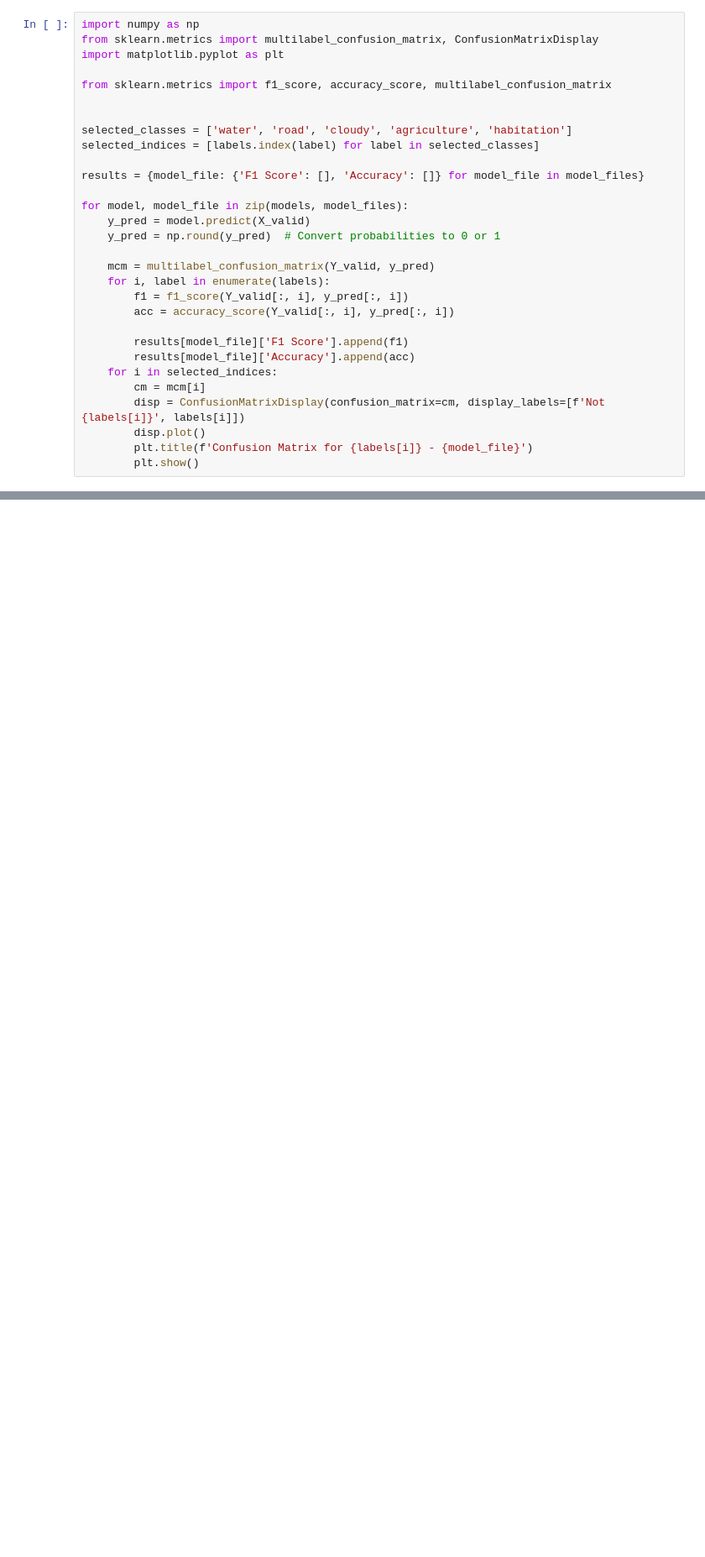
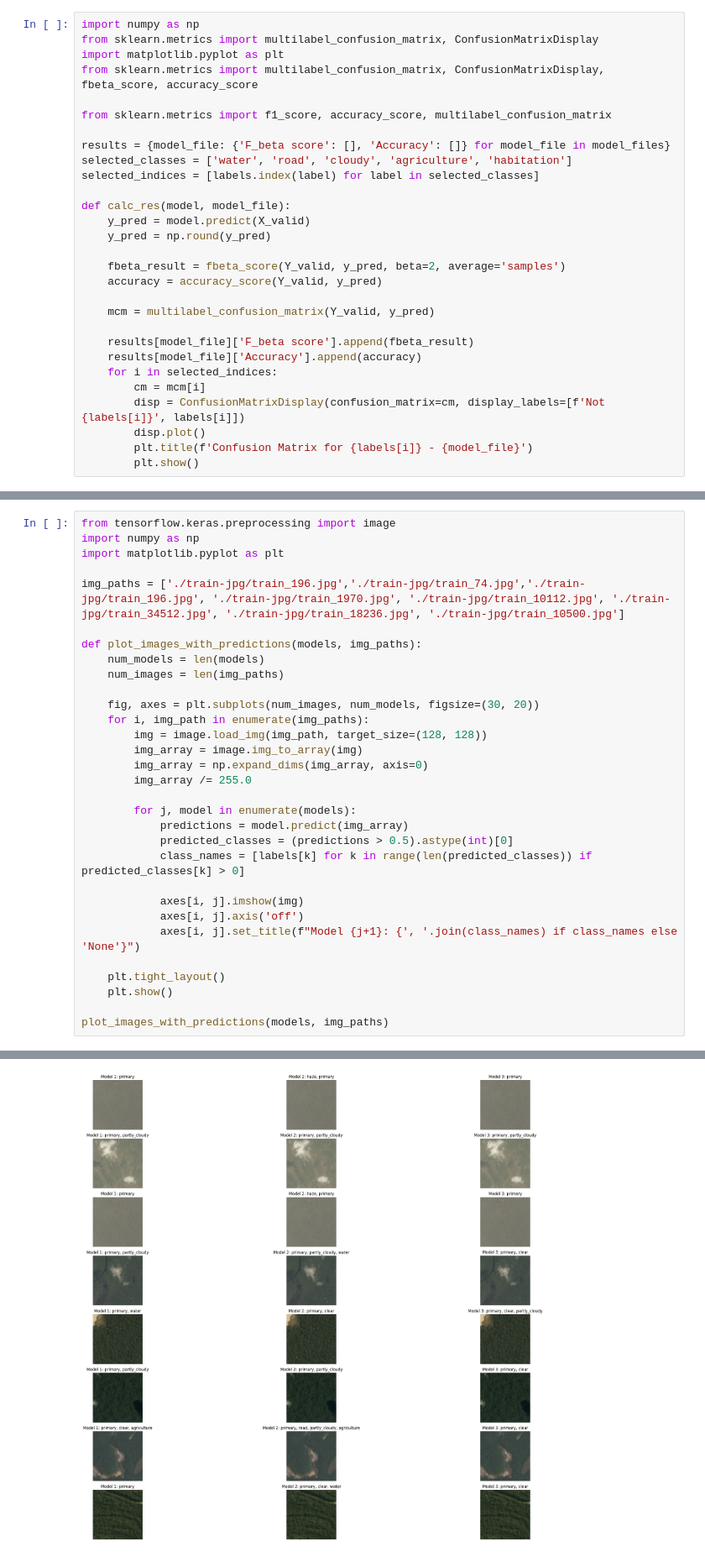
Before and after one commit to 15Milica/Duboko-ucenje, a Jupyter notebook: result.ipynb, the cells around one changed output, grey strips where cells are left out. Shown at 84% size. Saved outputs shown, nothing was run; the diff lists cells and outputs as text; blank space fills up the shorter version.

```diff
--- a/result.ipynb
+++ b/result.ipynb
@@ -335,26 +170,25 @@ Validation data shape: (1960, 128, 128, 3) (1960, 17)
 import numpy as np
 from sklearn.metrics import multilabel_confusion_matrix, ConfusionMatrixDisplay
 import matplotlib.pyplot as plt
+from sklearn.metrics import multilabel_confusion_matrix, ConfusionMatrixDisplay, fbeta_score, accuracy_score
 
 from sklearn.metrics import f1_score, accuracy_score, multilabel_confusion_matrix
 
-
+results = {model_file: {'F_beta score': [], 'Accuracy': []} for model_file in model_files}
 selected_classes = ['water', 'road', 'cloudy', 'agriculture', 'habitation']
 selected_indices = [labels.index(label) for label in selected_classes]
 
-results = {model_file: {'F1 Score': [], 'Accuracy': []} for model_file in model_files}
+def calc_res(model, model_file):
+    y_pred = model.predict(X_valid)
+    y_pred = np.round(y_pred)
 
-for model, model_file in zip(models, model_files):
-    y_pred = model.predict(X_valid)
-    y_pred = np.round(y_pred)  # Convert probabilities to 0 or 1
+    fbeta_result = fbeta_score(Y_valid, y_pred, beta=2, average='samples')
+    accuracy = accuracy_score(Y_valid, y_pred)
 
     mcm = multilabel_confusion_matrix(Y_valid, y_pred)
-    for i, label in enumerate(labels):
-        f1 = f1_score(Y_valid[:, i], y_pred[:, i])
-        acc = accuracy_score(Y_valid[:, i], y_pred[:, i])
 
-        results[model_file]['F1 Score'].append(f1)
-        results[model_file]['Accuracy'].append(acc)
+    results[model_file]['F_beta score'].append(fbeta_result)
+    results[model_file]['Accuracy'].append(accuracy)
     for i in selected_indices:
         cm = mcm[i]
         disp = ConfusionMatrixDisplay(confusion_matrix=cm, display_labels=[f'Not {labels[i]}', labels[i]])
@@ -377,0 +249,32 @@ for model, model_file in zip(models, model_files):
+# %%
+from tensorflow.keras.preprocessing import image
+import numpy as np
+import matplotlib.pyplot as plt
+
+img_paths = ['./train-jpg/train_196.jpg','./train-jpg/train_74.jpg','./train-jpg/train_196.jpg', './train-jpg/train_1970.jpg', './train-jpg/train_10112.jpg', './train-jpg/train_34512.jpg', './train-jpg/train_18236.jpg', './train-jpg/train_10500.jpg']
+
+def plot_images_with_predictions(models, img_paths):
+    num_models = len(models)
+    num_images = len(img_paths)
+
+    fig, axes = plt.subplots(num_images, num_models, figsize=(30, 20))
+    for i, img_path in enumerate(img_paths):
+        img = image.load_img(img_path, target_size=(128, 128))
+        img_array = image.img_to_array(img)
+        img_array = np.expand_dims(img_array, axis=0)
+        img_array /= 255.0
+
+        for j, model in enumerate(models):
+            predictions = model.predict(img_array)
+            predicted_classes = (predictions > 0.5).astype(int)[0]
+            class_names = [labels[k] for k in range(len(predicted_classes)) if predicted_classes[k] > 0]
+
+            axes[i, j].imshow(img)
+            axes[i, j].axis('off')
+            axes[i, j].set_title(f"Model {j+1}: {', '.join(class_names) if class_names else 'None'}")
+
+    plt.tight_layout()
+    plt.show()
+
+plot_images_with_predictions(models, img_paths)
+# %% [output]
@@ -377,0 +298 @@ for model, model_file in zip(models, model_files):
+[figure, added]
```
Also changed, not shown: parts of 12 cells of this notebook, 6 other files.
